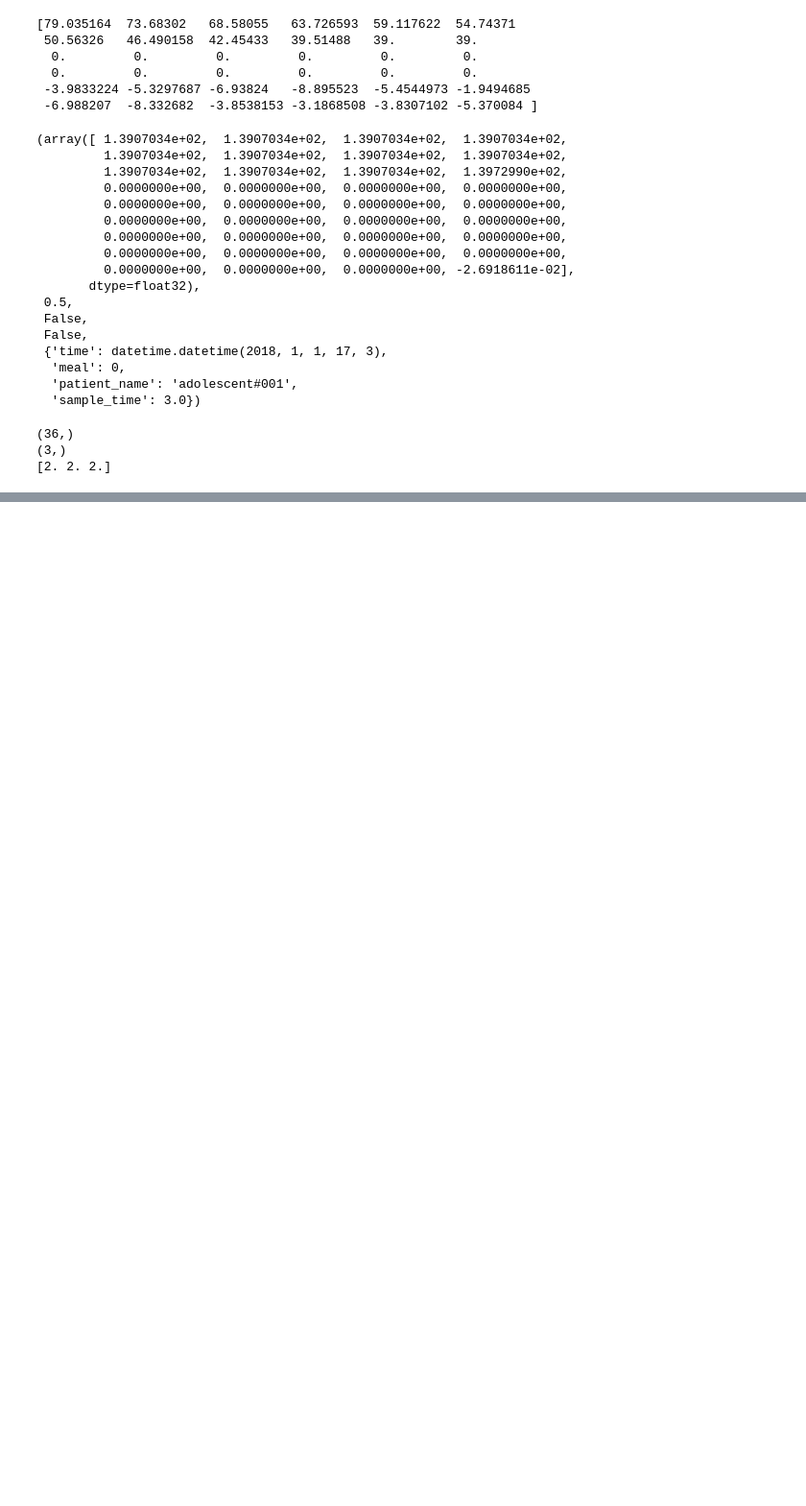
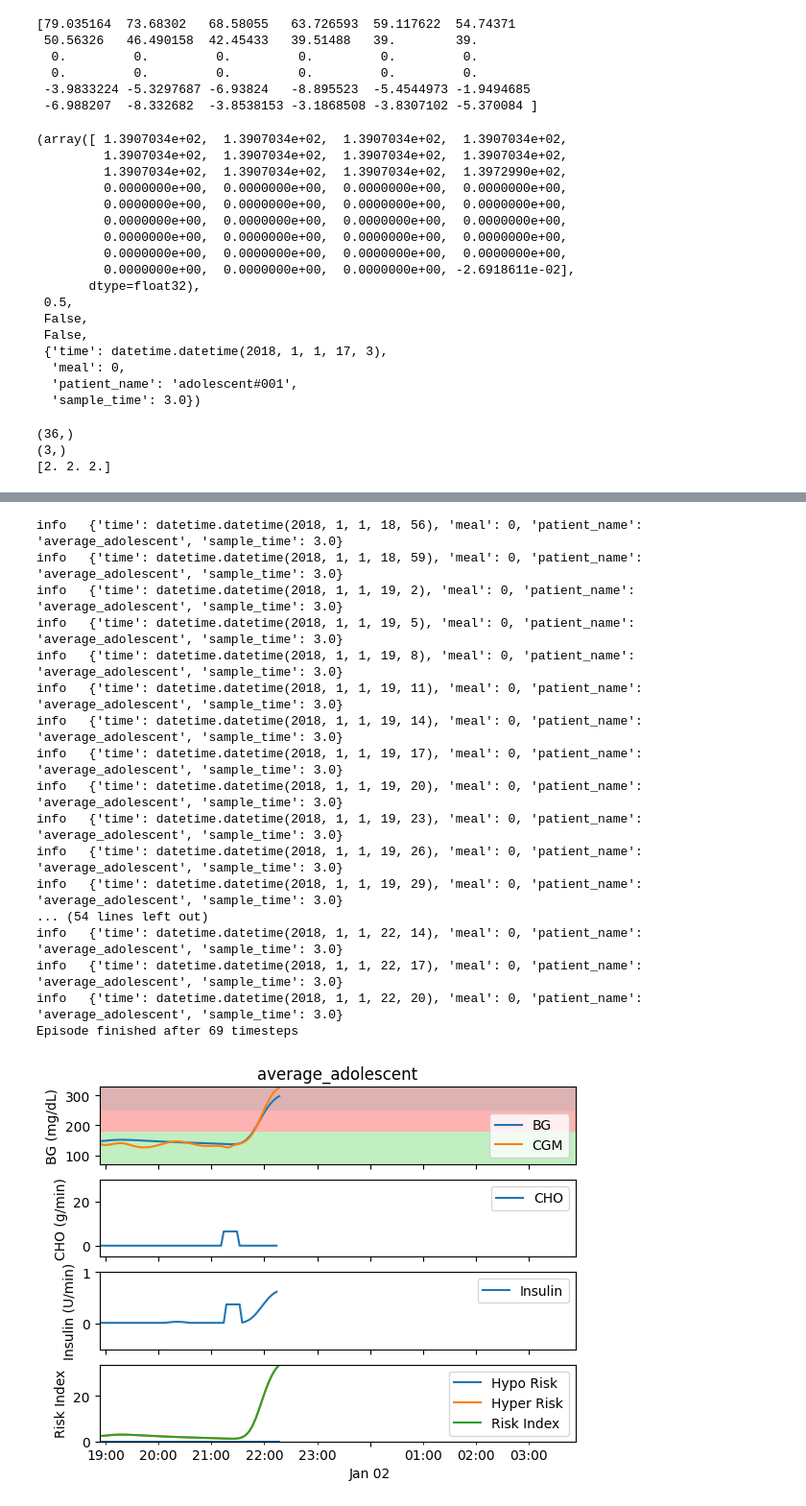
Before and after one commit to homolan13/RL_Project_DeepRL, a Jupyter notebook: bolus_glucose_control.ipynb, the cells around one changed output, grey strips where cells are left out. Shown at 96% size. Saved outputs shown, nothing was run; the diff lists cells and outputs as text; code cells hidden in the pictures; blank space fills up the shorter version.

```diff
--- a/bolus_glucose_control.ipynb
+++ b/bolus_glucose_control.ipynb
@@ -376,0 +394,30 @@ KeyboardInterrupt:
+# %%
+observation, info = env.reset()
+for t in range(1000): # PAPER: While interval between meals < 5 hours
+    env.render(mode='human')
+    observation = th.FloatTensor(observation).reshape(1, -1).to(device)
+    action = agent.actor(observation).cpu().data.numpy().flatten()
+    observation, reward, done, _, info = env.step(action)
+    print('info  ', info)
+    if done:
+        print("Episode finished after {} timesteps".format(t + 1))
+        break
+# %% [output]
+info   {'time': datetime.datetime(2018, 1, 1, 18, 56), 'meal': 0, 'patient_name': 'average_adolescent', 'sample_time': 3.0}
+info   {'time': datetime.datetime(2018, 1, 1, 18, 59), 'meal': 0, 'patient_name': 'average_adolescent', 'sample_time': 3.0}
+info   {'time': datetime.datetime(2018, 1, 1, 19, 2), 'meal': 0, 'patient_name': 'average_adolescent', 'sample_time': 3.0}
+info   {'time': datetime.datetime(2018, 1, 1, 19, 5), 'meal': 0, 'patient_name': 'average_adolescent', 'sample_time': 3.0}
+info   {'time': datetime.datetime(2018, 1, 1, 19, 8), 'meal': 0, 'patient_name': 'average_adolescent', 'sample_time': 3.0}
+info   {'time': datetime.datetime(2018, 1, 1, 19, 11), 'meal': 0, 'patient_name': 'average_adolescent', 'sample_time': 3.0}
+info   {'time': datetime.datetime(2018, 1, 1, 19, 14), 'meal': 0, 'patient_name': 'average_adolescent', 'sample_time': 3.0}
+info   {'time': datetime.datetime(2018, 1, 1, 19, 17), 'meal': 0, 'patient_name': 'average_adolescent', 'sample_time': 3.0}
+info   {'time': datetime.datetime(2018, 1, 1, 19, 20), 'meal': 0, 'patient_name': 'average_adolescent', 'sample_time': 3.0}
+info   {'time': datetime.datetime(2018, 1, 1, 19, 23), 'meal': 0, 'patient_name': 'average_adolescent', 'sample_time': 3.0}
+info   {'time': datetime.datetime(2018, 1, 1, 19, 26), 'meal': 0, 'patient_name': 'average_adolescent', 'sample_time': 3.0}
+info   {'time': datetime.datetime(2018, 1, 1, 19, 29), 'meal': 0, 'patient_name': 'average_adolescent', 'sample_time': 3.0}
+... (54 lines left out)
+info   {'time': datetime.datetime(2018, 1, 1, 22, 14), 'meal': 0, 'patient_name': 'average_adolescent', 'sample_time': 3.0}
+info   {'time': datetime.datetime(2018, 1, 1, 22, 17), 'meal': 0, 'patient_name': 'average_adolescent', 'sample_time': 3.0}
+info   {'time': datetime.datetime(2018, 1, 1, 22, 20), 'meal': 0, 'patient_name': 'average_adolescent', 'sample_time': 3.0}
+Episode finished after 69 timesteps
+[figure, added]
```
Also changed, not shown: parts of 7 cells of this notebook, 1 other file.
